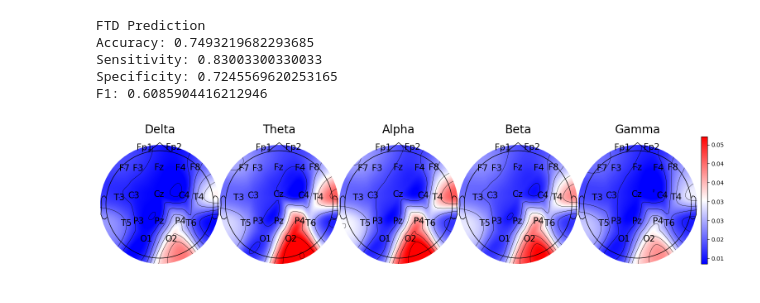
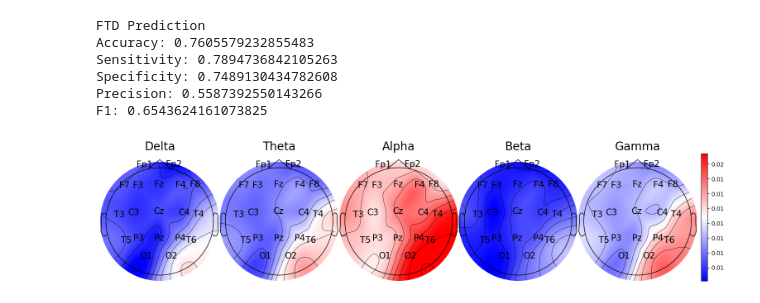
Before and after one commit to mhmdrdwn/AD_graph, a Jupyter notebook: FTD_Control.ipynb, the cells around one changed output. Saved outputs shown, nothing was run; the diff lists cells and outputs as text; code cells hidden in the pictures.

```diff
--- a/FTD_Control.ipynb
+++ b/FTD_Control.ipynb
@@ -74,16 +336,17 @@ from sklearn.model_selection import KFold
 from sklearn.preprocessing import OneHotEncoder
 
 from utils import build_pyg_dl
-from read_data import stack_arrays
-from train import trainer, train_test_split_subjects, predict
+#from read_data import stack_arrays
+from train import trainer, train_test_split_subjects#, predict
 from evaluate import cal_accuracy, cal_accuracy_loso
-from models.model import PredictiveClassifier
+#from models.FTDgraph import FTDGraph
+#from models.ADgraph import ADGraph
 
 
 BATCH_SIZE = 100
 NUM_CHANNELS= 19 # number of used EEG channels
 DEVICE = "cpu" #if has_mps else "cuda" if torch.cuda.is_available() else "cpu"
-NUM_EPOCHS = 20 #20 is best woth 0.5 threshold
+NUM_EPOCHS = 5 #20 is best woth 0.5 threshold
 TASK = "FTD"
 NUM_SIGNALS = 5
 NUM_EDGES = 15
@@ -92,8 +355,8 @@ NUM_CHANNELS = 19
 NUM_CONNS = 3
 NUM_CLASSES = 2
 NUM_OUT_FEAT = 64
-
 SKIP_LABEL = 1 # 0:C, 1:AD, 2:FTD
+SEED = 2025
 
 all_val_acc = []
 all_train_acc = []
@@ -106,11 +369,11 @@ for file in files:
 num_kfolds = int(len(task_files))
 num_runs = num_kfolds
 
-kf = KFold(n_splits=num_kfolds, shuffle=True, random_state=0)
+kf = KFold(n_splits=num_kfolds, shuffle=True, random_state=SEED)
 
 all_cm = {}
 AD_saved_models = []
-AD_test_iters = []
+AD_saved_iters = []
 
 for train_idx, val_idx in kf.split(task_files):
     train_files = [task_files[i] for i in train_idx]
@@ -127,7 +390,7 @@ for train_idx, val_idx in kf.split(task_files):
     # Stacks window arrays
     train_X, train_graphs, train_y = stack_arrays(train_X2, train_graphs, train_y, task=TASK)
     val_X, val_graphs, val_y = stack_arrays(val_X2, val_graphs, val_y, task=TASK)
-    #train_X, val_X = std_data(train_X, val_X)
+    #train_X, val_X = std_feat(train_X, val_X)
 
     #ohe
     ohe = OneHotEncoder()
@@ -141,15 +404,15 @@ for train_idx, val_idx in kf.split(task_files):
     val_iter = DataLoader(val_dataset, batch_size=BATCH_SIZE, shuffle=False)
 
     # create model
-    model = PredictiveClassifier(num_nodes=NUM_CHANNELS,
-                                         num_out_feat=NUM_OUT_FEAT,
-                                         num_classes=NUM_CLASSES,
-                                         device=DEVICE,
-                                         num_edges=NUM_EDGES,
-                                         num_conns= NUM_CONNS,
-                                         timepoints=NUM_TIMEPOINTS,
-                                         num_signals=NUM_SIGNALS)
-    model.to(DEVICE)
+    torch.manual_seed(SEED)
+    model = FTDGraph(num_nodes=NUM_CHANNELS,
+                     num_out_feat=NUM_OUT_FEAT,
+                     num_classes=NUM_CLASSES,
+                     device=DEVICE,
+                     num_edges=NUM_EDGES,
+                     num_conns= NUM_CONNS,
+                     timepoints=NUM_TIMEPOINTS,
+                     num_signals=NUM_SIGNALS).to(DEVICE)
 
     # training
     model, _, _ = trainer(NUM_EPOCHS, model, train_iter, val_iter, lr=0.0001)
@@ -158,48 +421,51 @@ for train_idx, val_idx in kf.split(task_files):
     all_cm[val_files[0]] = val_acc[1]
     print("LOSO Accuracy: ", val_acc)
     AD_saved_models.append(model)
-    AD_test_iters.append(val_iter)
+    AD_saved_iters.append(val_iter)
     del train_X
     del val_X
 
 clear_output()
-# %%
-from evaluate import avg_accuracy
-acc, sen, spec, f1 = avg_accuracy(all_cm, all_y)
-print("FTD Prediction")
-print("Accuracy:", acc)
-print("Sensitivity:", sen)
-print("Specificity:", spec)
-print("F1:", f1)
-# %% [output]
-FTD Prediction
-Accuracy: 0.7493219682293685
-Sensitivity: 0.83003300330033
-Specificity: 0.7245569620253165
-F1: 0.6085904416212946
+# %%
+"""Averaging of accuracy from confusion matrices of all LOSO"""
+from evaluate import avg_accuracy
+acc, sen, spec, prec, f1 = avg_accuracy(all_cm, all_y)
+print("FTD Prediction")
+print("Accuracy:", acc)
+print("Sensitivity:", sen)
+print("Specificity:", spec)
+print("Precision:", prec)
+print("F1:", f1)
+# %% [output]
+FTD Prediction
+Accuracy: 0.7605579232855483
+Sensitivity: 0.7894736842105263
+Specificity: 0.7489130434782608
+Precision: 0.5587392550143266
+F1: 0.6543624161073825
 # %%
 """generate the feature saliency maps for the model using the test data"""
 
 from explain import build_maps
 import numpy as np
 import matplotlib.pyplot as plt
 from plot import plot_frequency_bands_graphs
 
 all_node_imp = []
-for x, model in zip(AD_test_iters, AD_saved_models):
+for x, model in zip(AD_saved_iters, AD_saved_models):
     model.eval()
     node_imp=build_maps(data_iter=x, map_kind="node", test_model=model)
     node_imp = np.array(node_imp)
-    node_imp = node_imp.reshape(int(node_imp.shape[0]/19), 19, 10, 5)
+    node_imp = node_imp.reshape(int(node_imp.shape[0]/19), 19, 9, 5)
     all_node_imp.append(node_imp)
 
 node_imp = np.vstack(all_node_imp)
 node_importances = np.mean(node_imp, axis=2)
 node_importances = np.mean(node_importances, axis=0)
 plot_frequency_bands_graphs(node_importances, "FTD_avg_LOSO")
 plt.show()
 # %% [output]
-[figure, old version]
+[figure, new version]
 # %%
 """better visuzualization of bands importances vs brain regions"""
 import matplotlib.pyplot as plt
```
Also changed, not shown: parts of 20 cells of this notebook, 6 other files.
